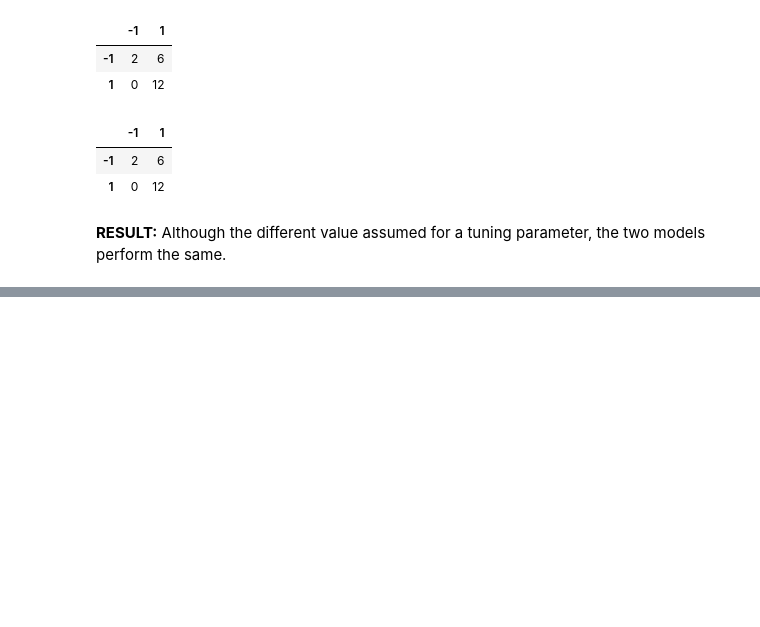
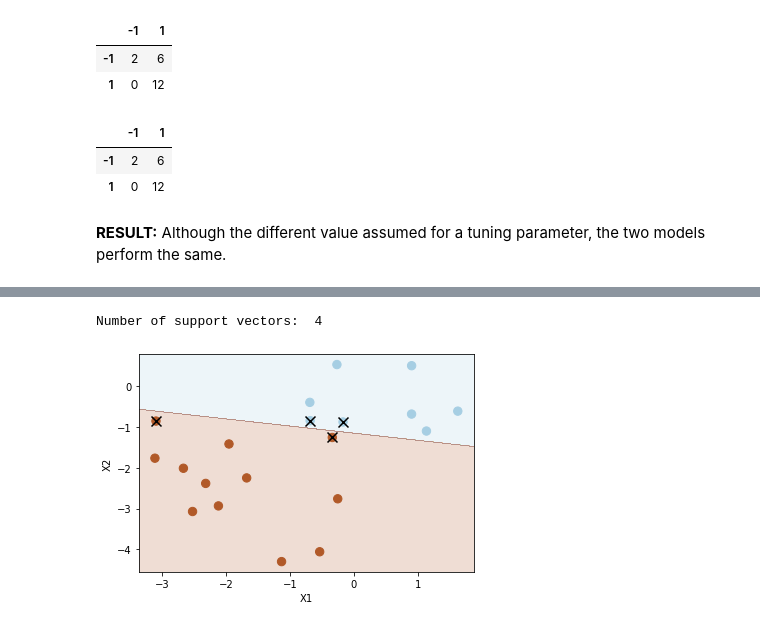
Before and after one commit to Morgan-Sell/islr-labs-exercises-python, a Jupyter notebook: labs/09_svm_lab.ipynb, the cells around one changed output, grey strips where cells are left out. Drawn from its saved outputs; the diff is of its cells as text; code cells hidden in the pictures; blank space fills up the shorter version.

```diff
--- a/labs/09_svm_lab.ipynb
+++ b/labs/09_svm_lab.ipynb
@@ -167,0 +176,7 @@ pd.DataFrame(confusion_matrix(y_test, y_pred), index=svc3.classes_, columns=svc3
+# %%
+svc4 = SVC(C=10, kernel='linear')
+svc4.fit(X_test, y_test)
+plot_svc(svc4, X_test, y_test)
+# %% [output]
+Number of support vectors:  4
+[figure, added]
```
Also changed, not shown: parts of 14 cells of this notebook.
